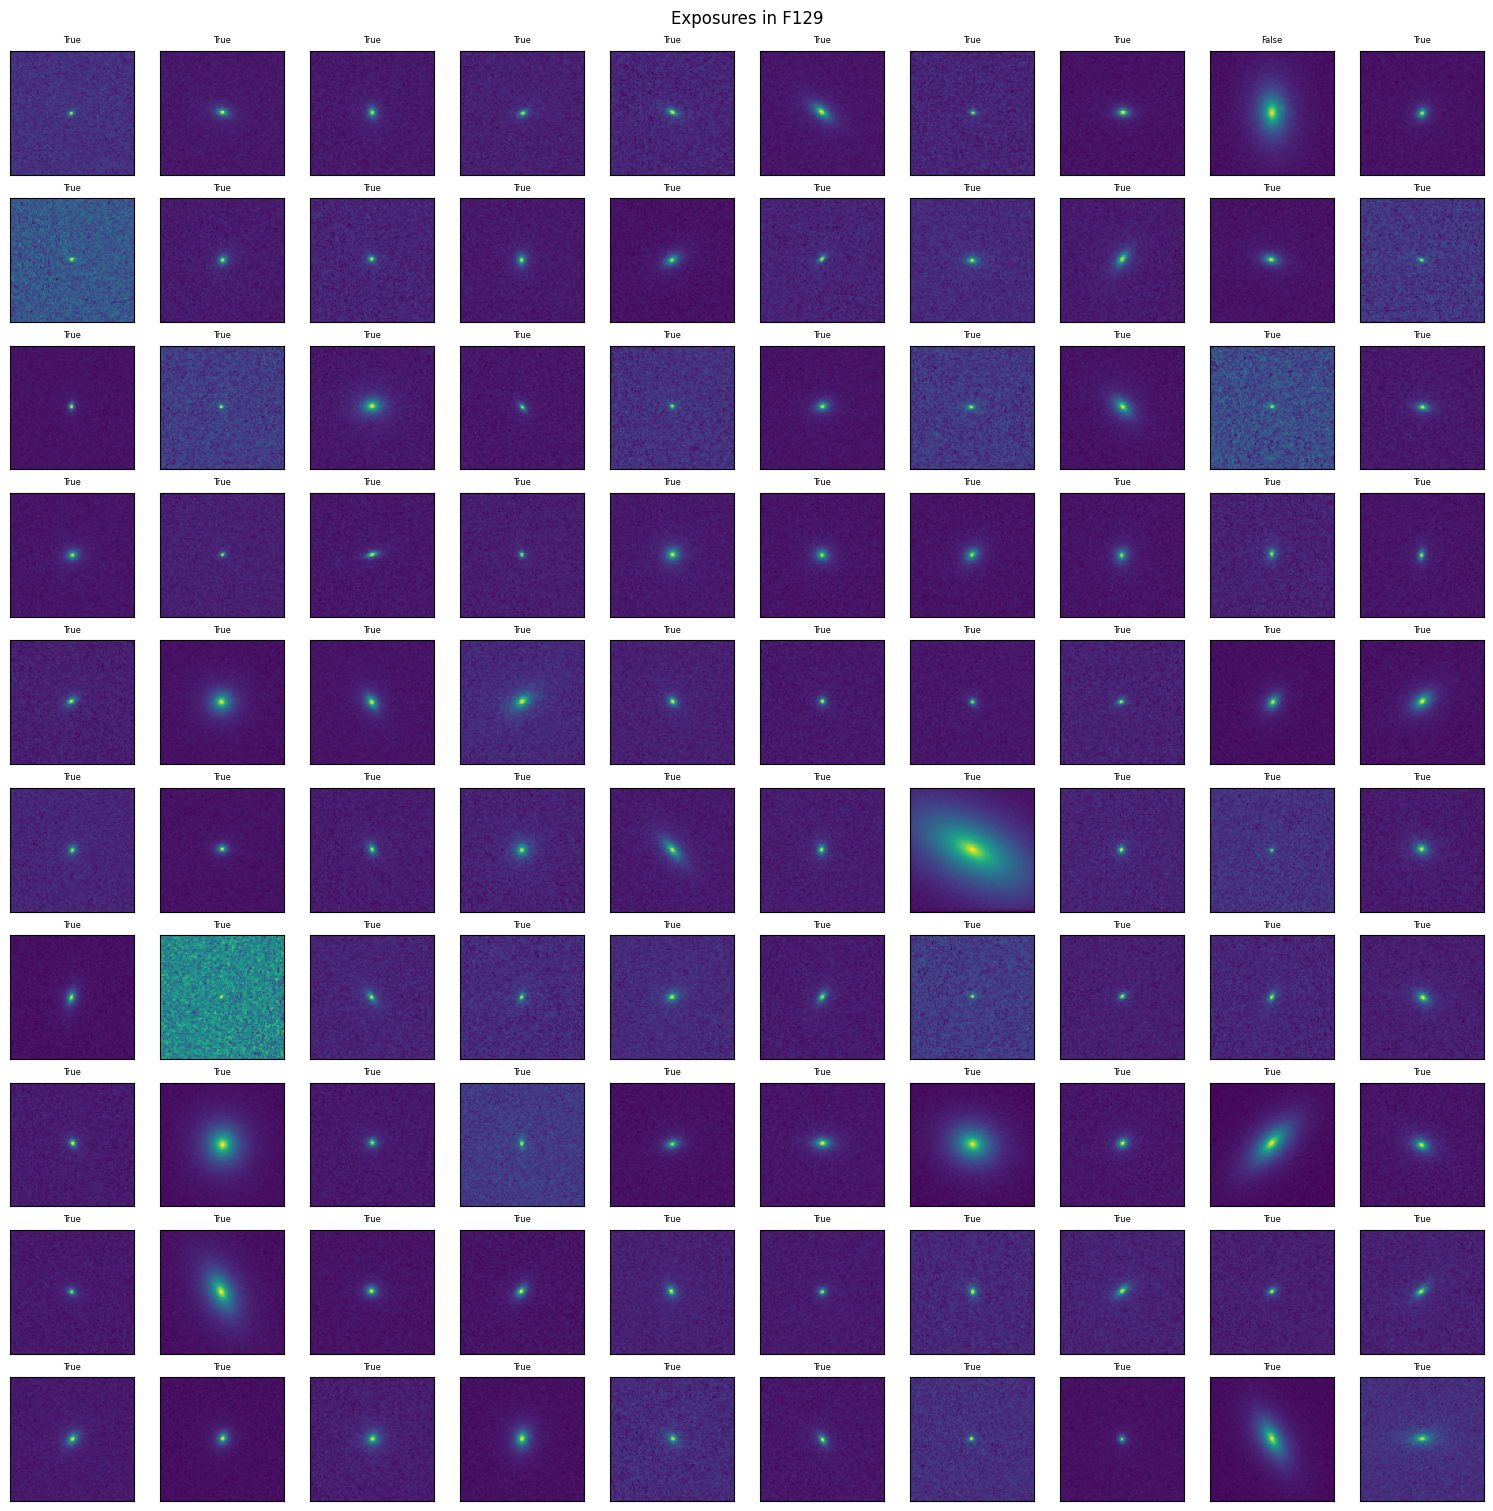
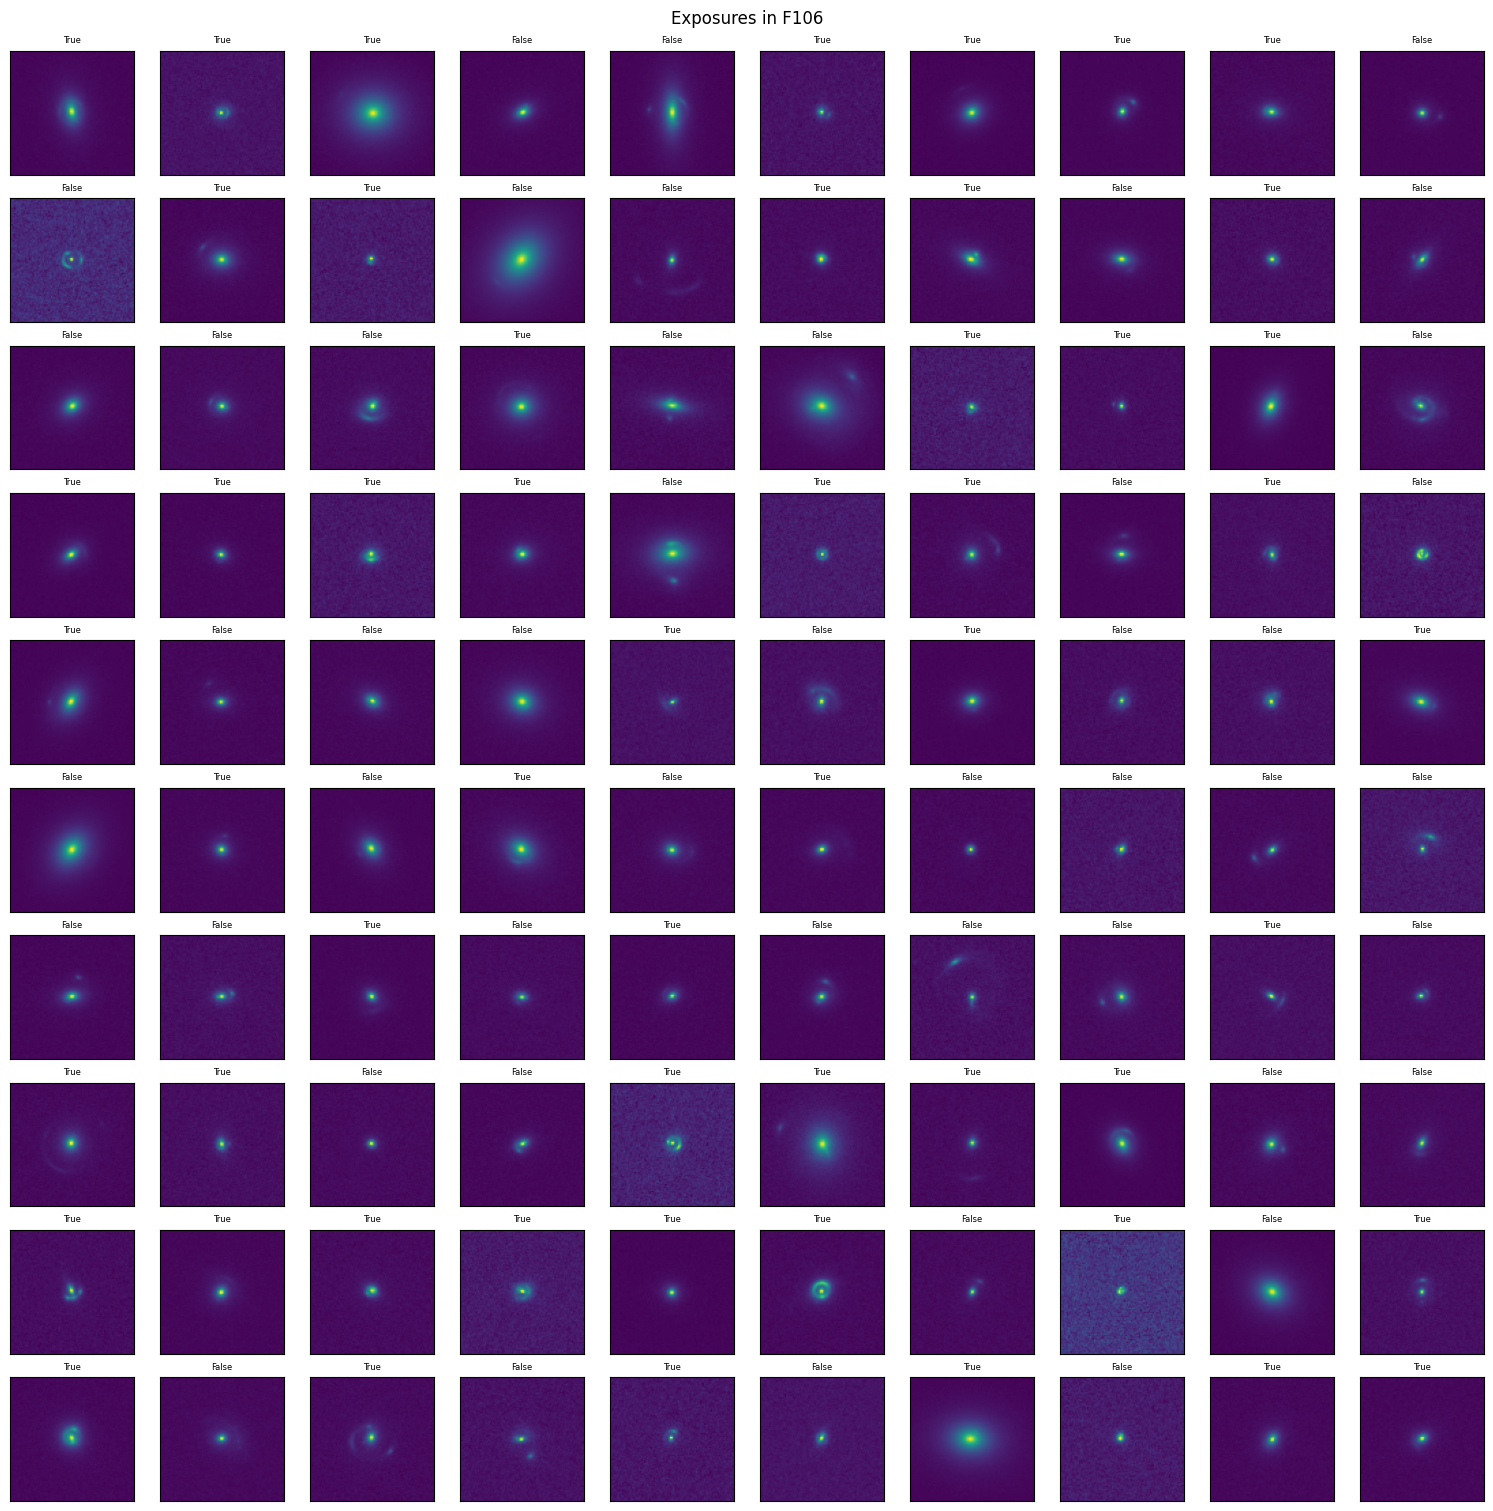
Unified diff of the notebook cell whose output changed from the first chart to the second:
--- before
+++ after
@@ -1,4 +1,6 @@
-grid_band = 'F129'
-grid_uids = uids[100:200]  # select a subset of systems to plot
+grid_band = 'F106'
+grid_uids = uids[:100]  # select a subset of systems to plot
+
+print(f'Subplots are labeled with {truth}')
 
 fig, axes = plt.subplots(10, 10, figsize=(15, 15), constrained_layout=True)
@@ -7,5 +9,10 @@
     ax.imshow(exposure_data, norm=LogNorm())
     # ax.set_title(grid_uid, fontsize=6)
-    ax.set_title(f['images'][f'strong_lens_{grid_uid}'].attrs['deflector_only'][0], fontsize=6)
+
+    if truth in f['images'][f'strong_lens_{grid_uid}'].attrs:
+        ax.set_title(f['images'][f'strong_lens_{grid_uid}'].attrs[truth][0], fontsize=6)
+    else:
+        answer_key_row = answer_key[answer_key['uid'] == int(grid_uid)]
+        ax.set_title(answer_key_row[truth].values[0], fontsize=6)
 
 # blank any leftover panels if the file has fewer than 100 systems

Commit: Update viewer notebooks for lightweight exposure loading